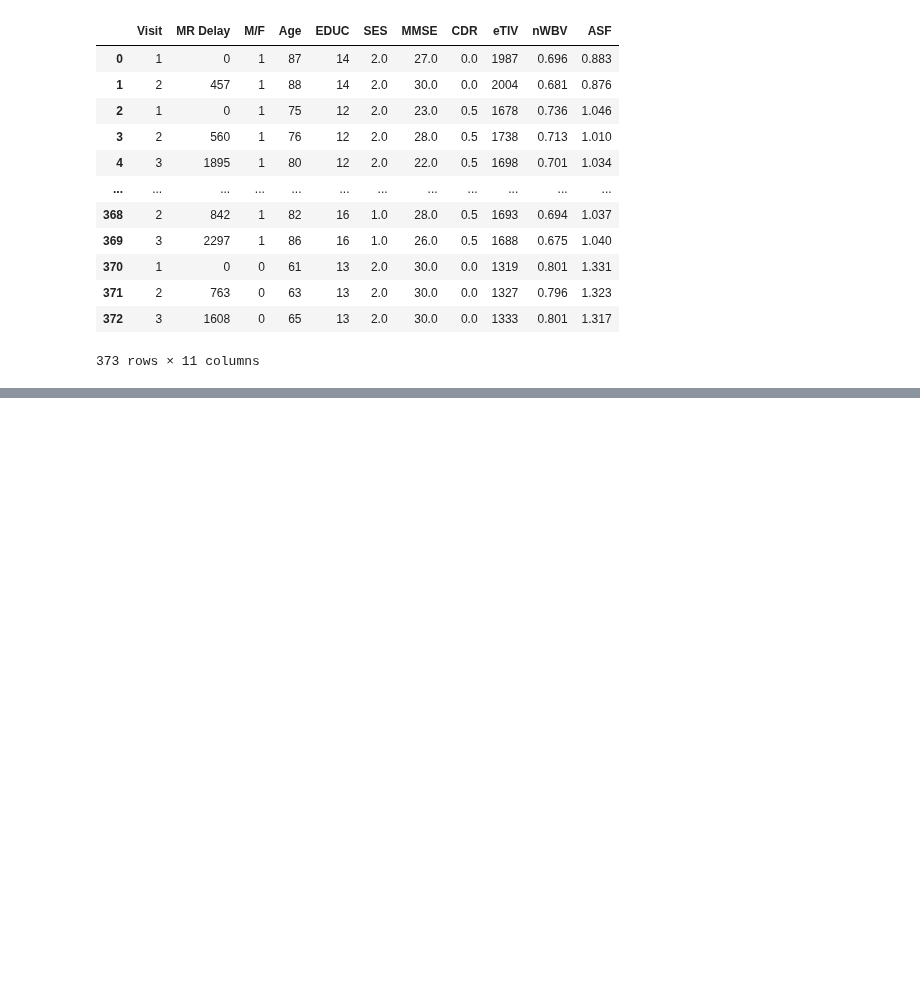
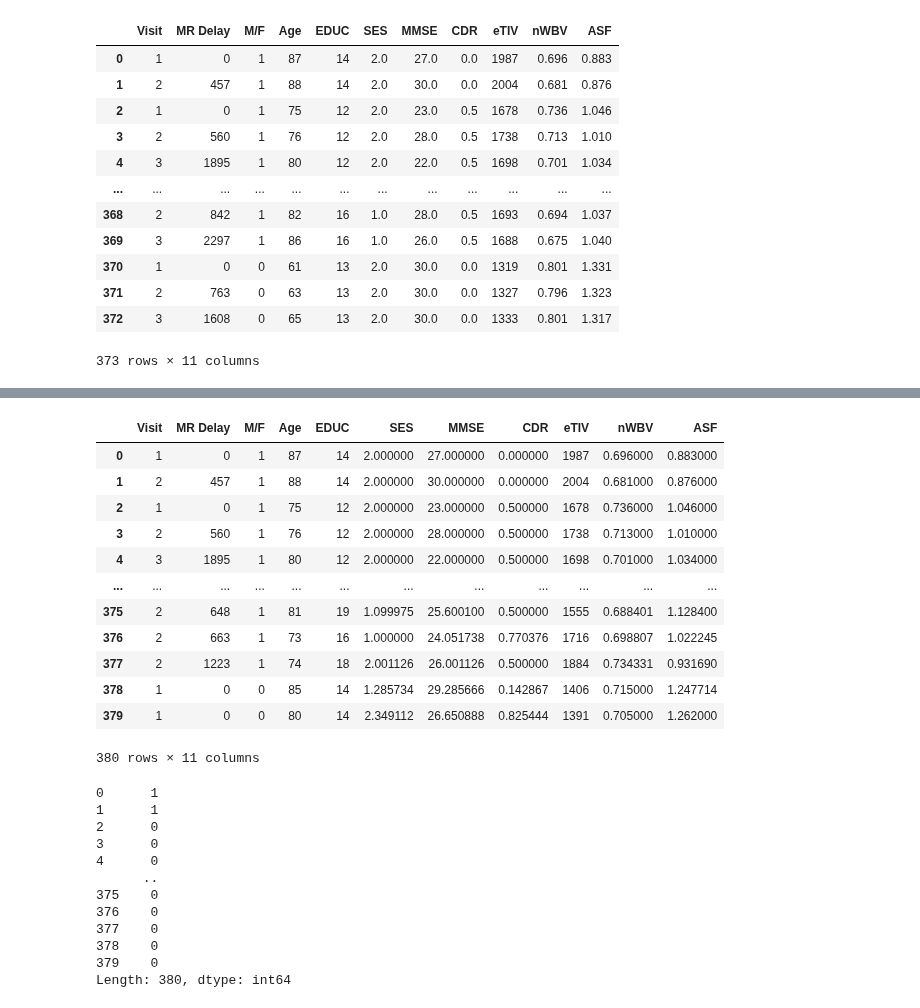
Before and after one commit to AshWz-Uni/CSS2-2025, a Jupyter notebook: datastuff.ipynb, the cells around one changed output, grey strips where cells are left out. Saved outputs shown, nothing was run; the diff lists cells and outputs as text; code cells hidden in the pictures; blank space fills up the shorter version.

```diff
--- a/datastuff.ipynb
+++ b/datastuff.ipynb
@@ -261,39 +262,0 @@ In hopes to limit the bias from the dataset, the balancing technique SMOTE (Synt
-# %%
-y_copy = y.copy()
-y = y.map({0: 'Notdemented', 1: 'Demented'})
-counts = y_copy.value_counts()
-
-# Display the original distribution
-plt.figure(figsize=(10, 5))
-plt.subplot(1, 2, 1)
-counts.plot(kind='bar', color=['#bd1717', '#22c71c'])
-plt.title('Distribution of Group Column')
-plt.xlabel('Status')
-plt.ylabel('Count')
-plt.xticks(rotation=0)
-
-for i, value in enumerate(counts):
-    plt.text(i, value, str(value), ha='center', va='bottom')
-
-# Apply SMOTE for balancing
-smote = SMOTE(random_state=42)
-X_copy = X.copy()
-X_balanced, y_balanced = smote.fit_resample(X_copy, y_copy)
-
-y_balanced = y_balanced.map({0: 'NotDemented', 1: 'Demented'})
-
-resampled_counts = pd.Series(y_balanced).value_counts().sort_index()
-
-# Display the balanced distribution
-plt.subplot(1, 2, 2)
-resampled_counts.plot(kind='bar', color=['#bd1717', '#22c71c'])
-plt.title('Balanced Distribution of Survived Using SMOTE')
-plt.xlabel('Survived')
-plt.ylabel('Count')
-plt.xticks(rotation=0)
-
-for i, value in enumerate(resampled_counts):
-    plt.text(i, value, str(value), ha='center', va='bottom')
-
-plt.tight_layout()
-plt.show()
@@ -302,4 +324,32 @@ plt.show()
 # %%
 #this is here to transfer the X
-X = X_balanced
-y = y_balanced
+X = X_resampled
+y = y_resampled
+display(X)
+display(y)
+# %% [output]
+|  | Visit | MR Delay | M/F | Age | EDUC | SES | MMSE | CDR | eTIV | nWBV | ASF |
+| 0 | 1 | 0 | 1 | 87 | 14 | 2.000000 | 27.000000 | 0.000000 | 1987 | 0.696000 | 0.883000 |
+| 1 | 2 | 457 | 1 | 88 | 14 | 2.000000 | 30.000000 | 0.000000 | 2004 | 0.681000 | 0.876000 |
+| 2 | 1 | 0 | 1 | 75 | 12 | 2.000000 | 23.000000 | 0.500000 | 1678 | 0.736000 | 1.046000 |
+| 3 | 2 | 560 | 1 | 76 | 12 | 2.000000 | 28.000000 | 0.500000 | 1738 | 0.713000 | 1.010000 |
+| 4 | 3 | 1895 | 1 | 80 | 12 | 2.000000 | 22.000000 | 0.500000 | 1698 | 0.701000 | 1.034000 |
+| ... | ... | ... | ... | ... | ... | ... | ... | ... | ... | ... | ... |
+| 375 | 2 | 648 | 1 | 81 | 19 | 1.099975 | 25.600100 | 0.500000 | 1555 | 0.688401 | 1.128400 |
+| 376 | 2 | 663 | 1 | 73 | 16 | 1.000000 | 24.051738 | 0.770376 | 1716 | 0.698807 | 1.022245 |
+| 377 | 2 | 1223 | 1 | 74 | 18 | 2.001126 | 26.001126 | 0.500000 | 1884 | 0.734331 | 0.931690 |
+| 378 | 1 | 0 | 0 | 85 | 14 | 1.285734 | 29.285666 | 0.142867 | 1406 | 0.715000 | 1.247714 |
+| 379 | 1 | 0 | 0 | 80 | 14 | 2.349112 | 26.650888 | 0.825444 | 1391 | 0.705000 | 1.262000 |
+380 rows × 11 columns
+0      1
+1      1
+2      0
+3      0
+4      0
+      ..
+375    0
+376    0
+377    0
+378    0
+379    0
+Length: 380, dtype: int64
```
Also changed, not shown: parts of 8 cells of this notebook.
